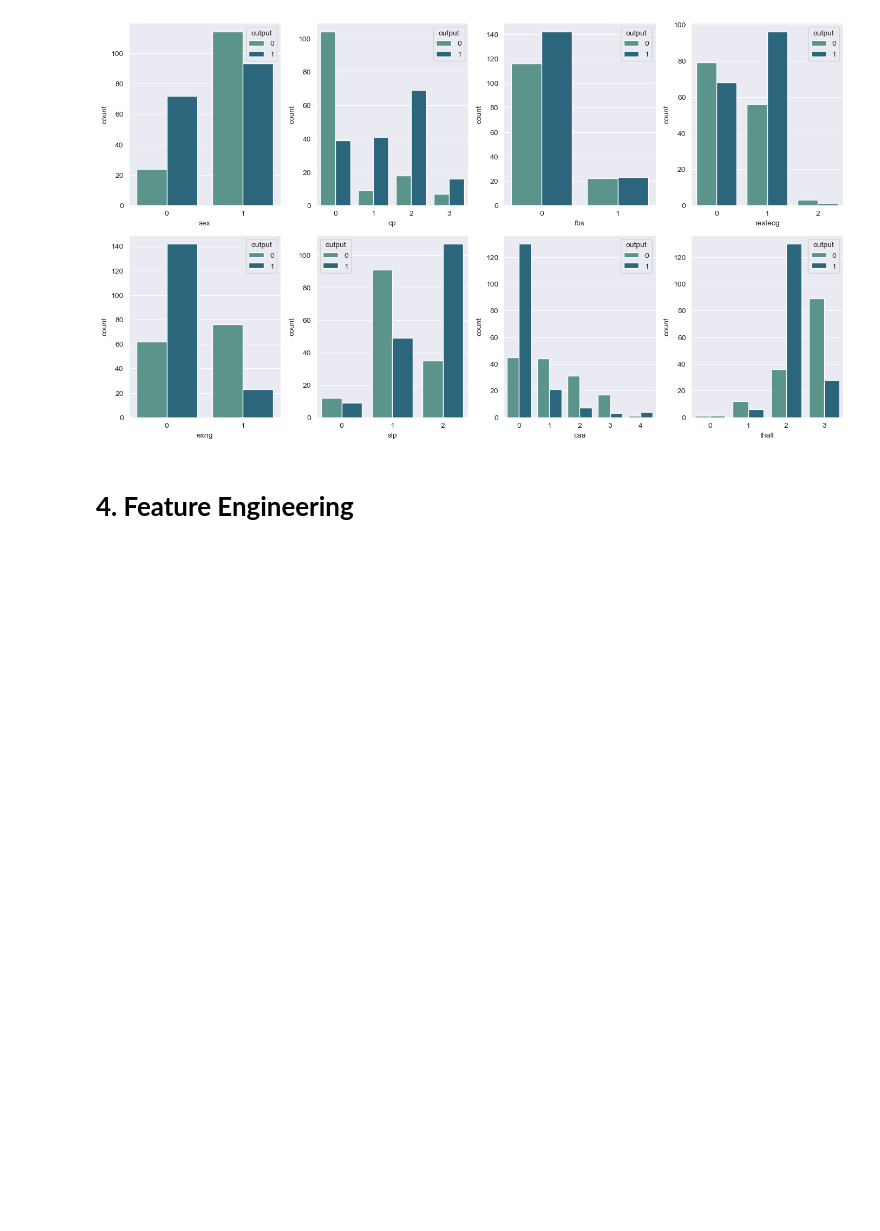
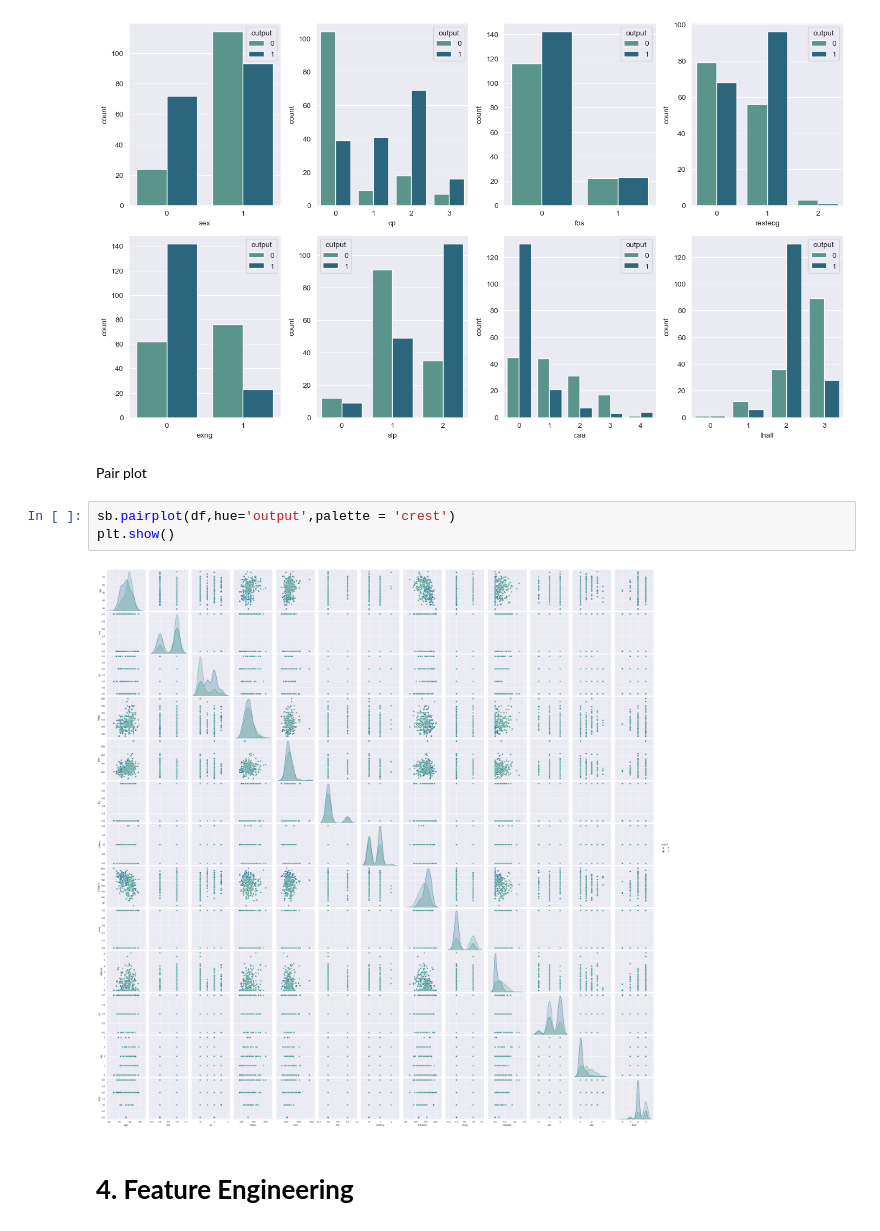
Before and after one commit to hungphanquocviet/heart-attack-classification, a Jupyter notebook: heart_notebook.ipynb, the cells around one changed output. Cells and saved outputs as stored; diff of their text form; blank space fills up the shorter version.

```diff
--- a/heart_notebook.ipynb
+++ b/heart_notebook.ipynb
@@ -240,5 +243,12 @@ for i,ax in enumerate(axs.flatten()):
 plt.tight_layout()
 # %% [output]
 [figure]
+# %% [markdown]
+Pair plot
+# %%
+sb.pairplot(df,hue='output',palette = 'crest')
+plt.show()
+# %% [output]
+[figure, added]
 # %% [markdown]
 # **4. Feature Engineering**
```
Also changed, not shown: parts of 8 cells of this notebook.
